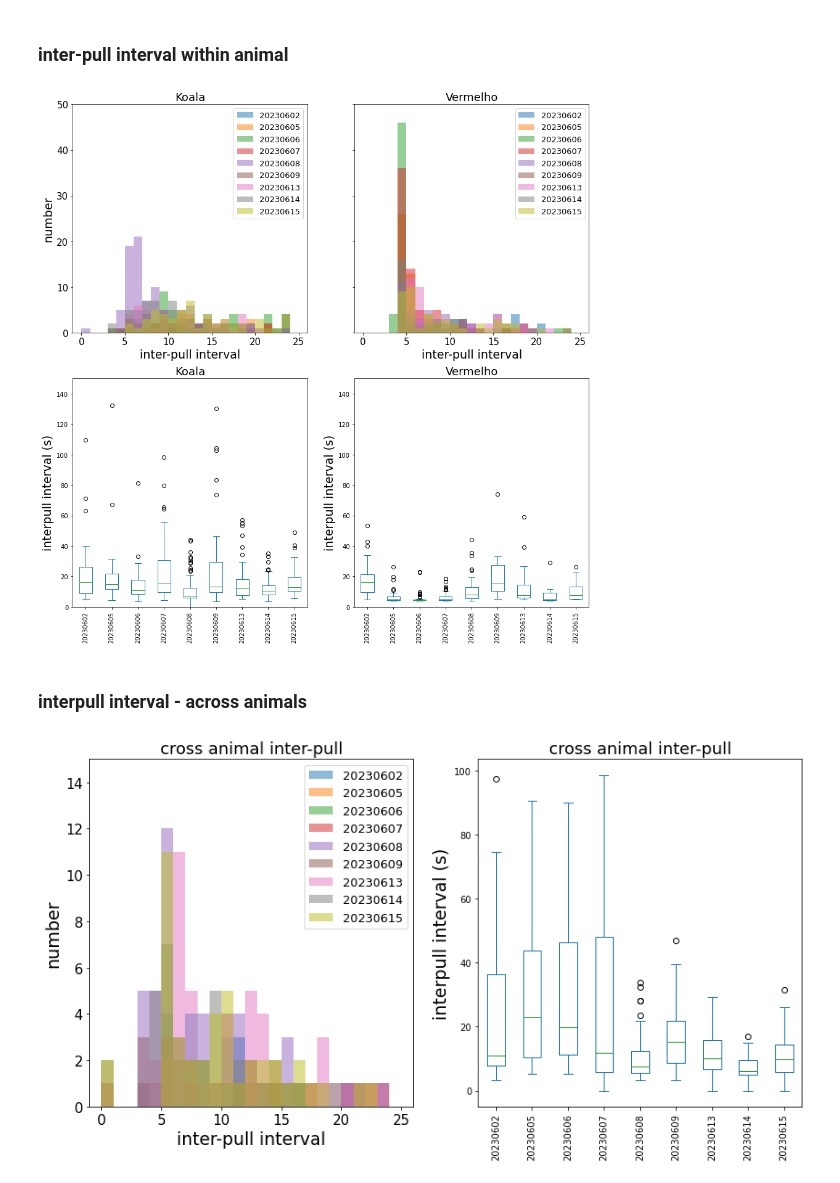
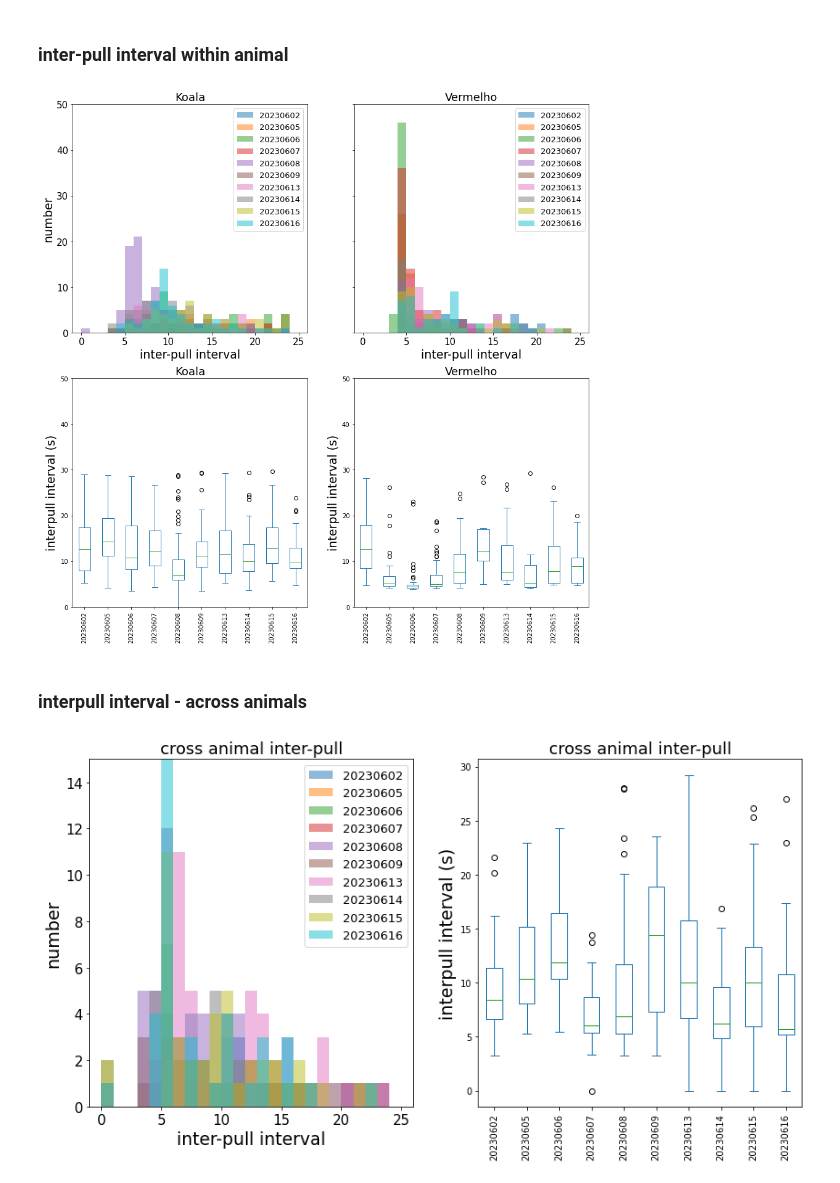
Before and after one commit to wilburshi/following_up_analysis, a Jupyter notebook: bhv_analysis_joystick_task/joystick_task_bhv_analysis.ipynb, the cells around one changed output. Cells and saved outputs as stored; diff of their text form; code cells hidden in the pictures.

```diff
--- a/bhv_analysis_joystick_task/joystick_task_bhv_analysis.ipynb
+++ b/bhv_analysis_joystick_task/joystick_task_bhv_analysis.ipynb
@@ -24,7 +24,7 @@ animal1_name = "Koala"
 animal2_name = "Vermelho"
 
 session_dates = ["20230602","20230605","20230606","20230607","20230608","20230609","20230613","20230614",
-                 "20230615"]
+                 "20230615","20230616"]
 # session_dates = ["20230602","20230608","20230609","20230613","20230614"]
 
 
@@ -97,6 +97,10 @@ for ii in np.arange(0,nsessions,1):
     anyanimal_pulltime = bhv_data['time_points'][bhv_data['behavior_events']==0]
     trialend_time = bhv_data['time_points'][bhv_data['behavior_events']==9]
     RT_pull = anyanimal_pulltime[1:].reset_index(drop=True) - trialend_time[:-1].reset_index(drop=True)
+    # remove the interval if it's > 30
+    RT_pull[RT_pull>30]=np.nan
+    #
+    #
     RT_pulls_animal1 = RT_pull[animal1_pulltime_trialnum[animal1_pulltime_trialnum>1]-2].reset_index(drop=True)
     RT_pulls_animal2 = RT_pull[animal2_pulltime_trialnum[animal2_pulltime_trialnum>1]-2].reset_index(drop=True)
 
@@ -172,6 +176,10 @@ for ii in np.arange(0,nsessions,1):
     first_pull = xxx[np.arange(0,np.shape(xxx)[0]-1,1)].reset_index(drop=True)
     interpull_interval = next_pull - first_pull
     interpull_interval = interpull_interval[interpull_interval<(np.mean(interpull_interval)+3*np.std(interpull_interval))]
+    #
+    # remove the interval if it's > 30
+    interpull_interval[interpull_interval>30]=np.nan
+    #
     interpull_interval_sum_animal1[ii] = interpull_interval
     #
     axs[0,0].hist(interpull_interval,alpha=0.5, bins=np.arange(0,25,1))
@@ -191,6 +199,10 @@ for ii in np.arange(0,nsessions,1):
     first_pull = xxx[np.arange(0,np.shape(xxx)[0]-1,1)].reset_index(drop=True)
     interpull_interval = next_pull - first_pull
     interpull_interval = interpull_interval[interpull_interval<(np.mean(interpull_interval)+3*np.std(interpull_interval))]
+    #
+    # remove the interval if it's > 30
+    interpull_interval[interpull_interval>30]=np.nan
+    #
     interpull_interval_sum_animal2[ii] = interpull_interval
     #
     axs[0,1].hist(interpull_interval,alpha=0.5, bins=np.arange(0,25,1))
@@ -221,18 +233,18 @@ interpull_interval_sum_animal1.plot(kind = 'box',ax=axs[1,0])
 interpull_interval_sum_animal2.plot(kind = 'box',ax=axs[1,1])
 axs[1,0].set_title(animal1_name,fontsize = 18)
 axs[1,0].set_ylabel("interpull interval (s)",fontsize = 19)
-axs[1,0].set_ylim([0,150])
+axs[1,0].set_ylim([0,50])
 axs[1,0].set_xticks(np.arange(1, len(session_dates)+1,1))
 axs[1,0].set_xticklabels(session_dates,rotation=90,fontsize=10)
 axs[1,1].set_title(animal2_name,fontsize = 18)
 axs[1,1].set_ylabel("interpull interval (s)",fontsize = 19)
-axs[1,1].set_ylim([0,150])
+axs[1,1].set_ylim([0,50])
 axs[1,1].set_xticks(np.arange(1, len(session_dates)+1,1))
 axs[1,1].set_xticklabels(session_dates,rotation=90,fontsize=10);
 # %% [output]
-[figure, old version]
+[figure, new version]
-# %% [markdown]
-### interpull interval - across animals
+# %% [markdown]
+### interpull interval - across animals
 # %%
 # animal1 inter-pull interval
 fig, axs = plt.subplots(1,2)
@@ -258,7 +270,8 @@ for ii in np.arange(0,nsessions,1):
         crosspull_interval[:] = np.nan
         for ipull in np.arange(0,npulls_ani1,1):
             crosspull_interval[0][ipull] = np.nanmin(np.abs(xxx2-xxx1[ipull]))
-            if np.nanmin(np.abs(xxx2-xxx1[ipull]))>100:
+            # remove the interval if it's > 30
+            if np.nanmin(np.abs(xxx2-xxx1[ipull]))>30:
                 crosspull_interval[0][ipull] = np.nan
 
     else:
@@ -266,33 +279,33 @@ for ii in np.arange(0,nsessions,1):
         crosspull_interval[:] = np.nan
         for ipull in np.arange(0,npulls_ani2,1):
             crosspull_interval[0][ipull] = np.nanmin(np.abs(xxx1-xxx2[ipull]))
-            if np.nanmin(np.abs(xxx1-xxx2[ipull]))>100:
+            if np.nanmin(np.abs(xxx1-xxx2[ipull]))>30:
                 crosspull_interval[0][ipull] = np.nan
 
     crosspull_interval_sum [ii] = pd.Series(crosspull_interval[0])
     #
     axs[0].hist(crosspull_interval[0],alpha=0.5, bins=np.arange(0,25,1))
     #
     mean_crosspull_interval.append(np.mean(crosspull_interval))
 #
 crosspull_interval_sum = pd.DataFrame(crosspull_interval_sum)
 #
 axs[0].set_title('cross animal inter-pull',fontsize = 18)
 axs[0].set_xlabel("inter-pull interval",fontsize = 19)
 axs[0].set_ylabel("number",fontsize = 19)
 axs[0].set_xlim([-1,26])
 axs[0].set_ylim([0,15])
 axs[0].tick_params(labelsize = 15)
 axs[0].legend(labels=session_dates, fontsize = 13)
 
 
 #
 ## box plot
 crosspull_interval_sum.plot(kind = 'box',ax=axs[1])
 axs[1].set_title('cross animal inter-pull',fontsize = 18)
 axs[1].set_ylabel("interpull interval (s)",fontsize = 19)
 #axs[1].set_ylim([0,150])
 axs[1].set_xticks(np.arange(1, len(session_dates)+1,1))
 axs[1].set_xticklabels(session_dates,rotation=90,fontsize=10);
 # %% [output]
-[figure, old version]
+[figure, new version]
```
Also changed, not shown: parts of 11 cells of this notebook, 10 other files.
